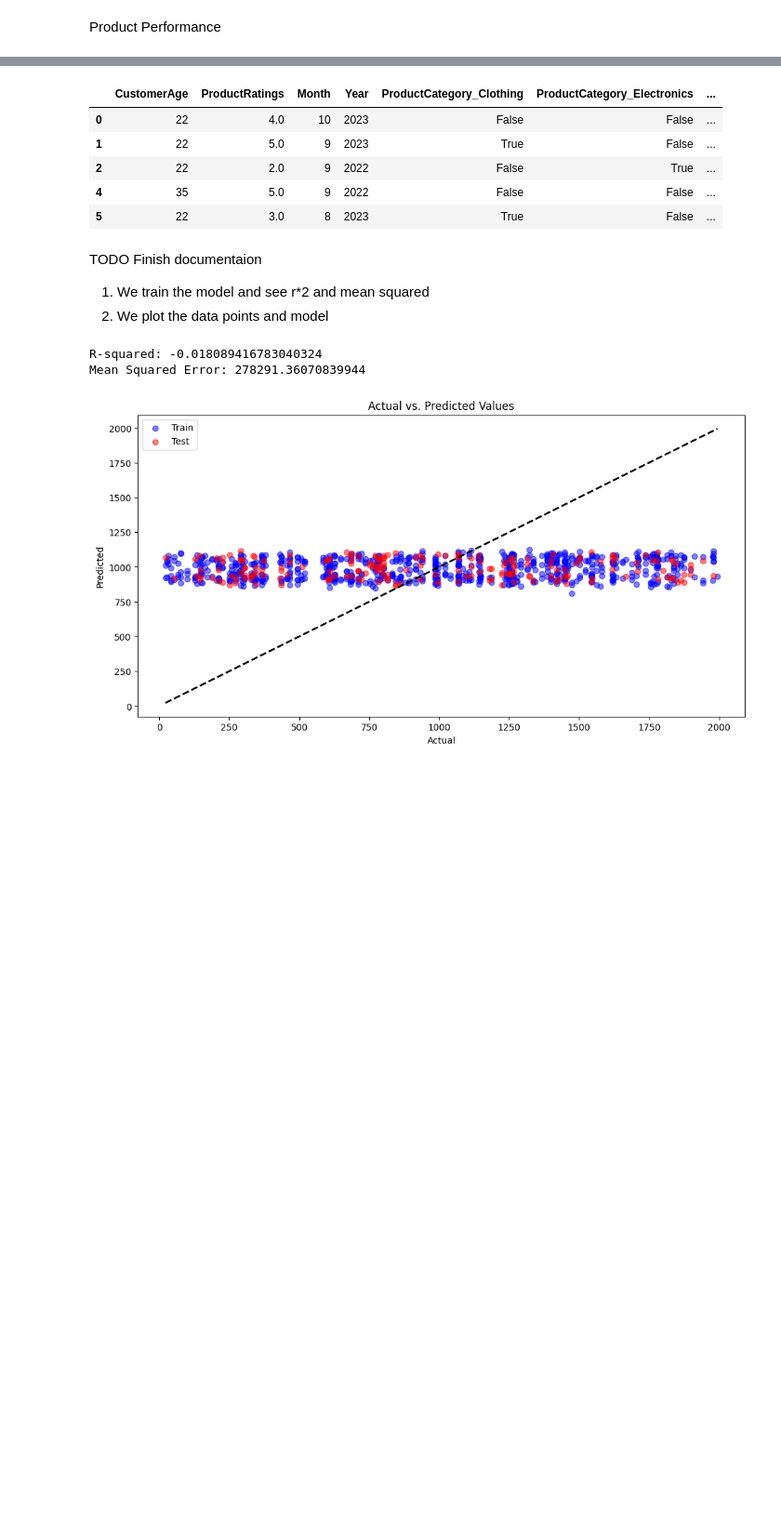
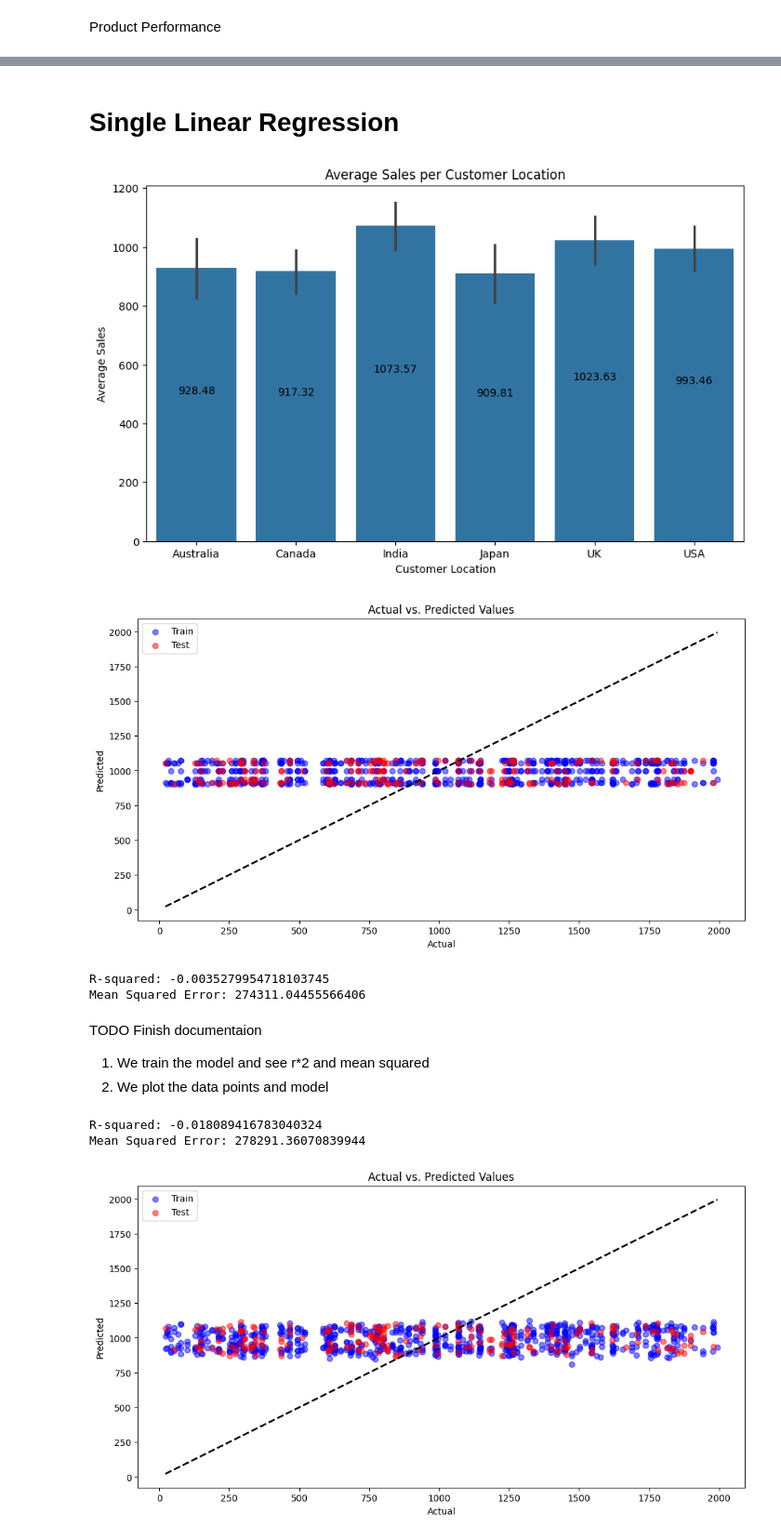
Before and after one commit to thekonang/Final-Project, a Jupyter notebook: DataAnalysis.ipynb, the cells around one changed output, grey strips where cells are left out. Shown at 93% size. Cells and saved outputs as stored; diff of their text form; code cells hidden in the pictures; blank space fills up the shorter version.

```diff
--- a/DataAnalysis.ipynb
+++ b/DataAnalysis.ipynb
@@ -329,3 +339,61 @@ plt.show()
+# %% [markdown]
+# Single Linear Regression
+# %%
+from sklearn.model_selection import train_test_split
+from sklearn.linear_model import LinearRegression
+from sklearn.metrics import mean_squared_error, r2_score
+X = pd.get_dummies(sales_data['CustomerLocation'])
+y = sales_data['SalesAmount']
+utils.plot_sales(sales_data , 'CustomerLocation' , 'SalesAmount' , np.mean,
+                 'Average Sales per Customer Location' , 'Customer Location' ,  'Average Sales')
+X_train , X_test , y_train , y_test = train_test_split(X,y,test_size=0.2, random_state=42)
+
+
+
+# Create a Simple Linear Regression model
+modelSLR = LinearRegression()
+
+
+# Train the model
+modelSLR.fit(X_train, y_train)
+
+
+# Predict on the test set
+y_pred = modelSLR.predict(X_test)
+
+# Predict values
+y_pred_train = modelSLR.predict(X_train)
+y_pred_test = modelSLR.predict(X_test)
+
+# Plotting Actual vs. Predicted values
+plt.figure(figsize=(12, 6))
+
+# Training data in blue
+plt.scatter(y_train, y_pred_train, color='blue', alpha=0.5, label='Train')
+# Test data in red
+plt.scatter(y_test, y_pred_test, color='red', alpha=0.5, label='Test')
+
+# Calculate R-squared and Mean Squared Error
+r2 = r2_score(y_test, y_pred)
+mse = mean_squared_error(y_test, y_pred)
+
+# # Perfect predictions line
+plt.plot([y.min(), y.max()], [y.min(), y.max()], color='black', lw=2, linestyle='--')
+
+plt.xlabel('Actual')
+plt.ylabel('Predicted')
+plt.title('Actual vs. Predicted Values')
+plt.legend()
+plt.show()
+
+
+print(f"R-squared: {r2}")
+print(f"Mean Squared Error: {mse}")
+# %% [output]
+[figure, added]
+[figure, added]
+R-squared: -0.0035279954718103745
+Mean Squared Error: 274311.04455566406
 # %%
 from sklearn.model_selection import train_test_split
 
@@ -341,15 +409,6 @@ X = sales_data_encoded.drop('SalesAmount', axis=1)
 y = sales_data_encoded['SalesAmount']
 
 X_train, X_test, y_train, y_test = train_test_split(X, y, test_size=0.2, random_state=42)
-
-X.head()
-# %% [output]
-|  | CustomerAge | ProductRatings | Month | Year | ProductCategory_Clothing | ProductCategory_Electronics | ... |
-| 0 | 22 | 4.0 | 10 | 2023 | False | False | ... |
-| 1 | 22 | 5.0 | 9 | 2023 | True | False | ... |
-| 2 | 22 | 2.0 | 9 | 2022 | False | True | ... |
-| 4 | 35 | 5.0 | 9 | 2022 | False | False | ... |
-| 5 | 22 | 3.0 | 8 | 2023 | True | False | ... |
 # %% [markdown]
 TODO Finish documentaion
 
```
Also changed, not shown: parts of 8 cells of this notebook, 2 other files.
